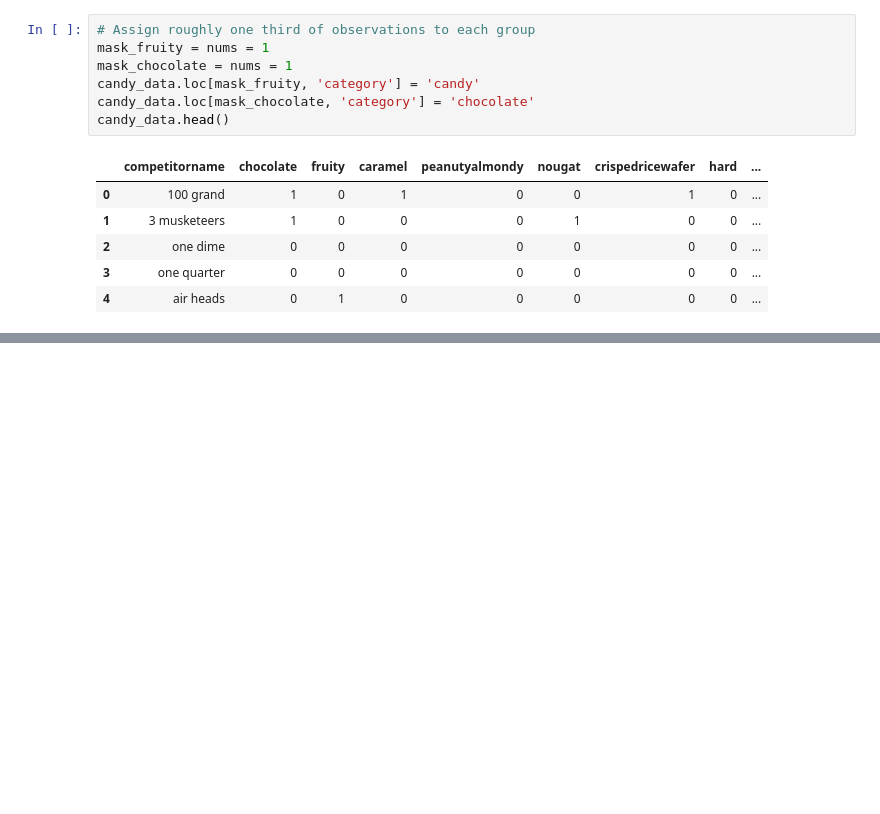
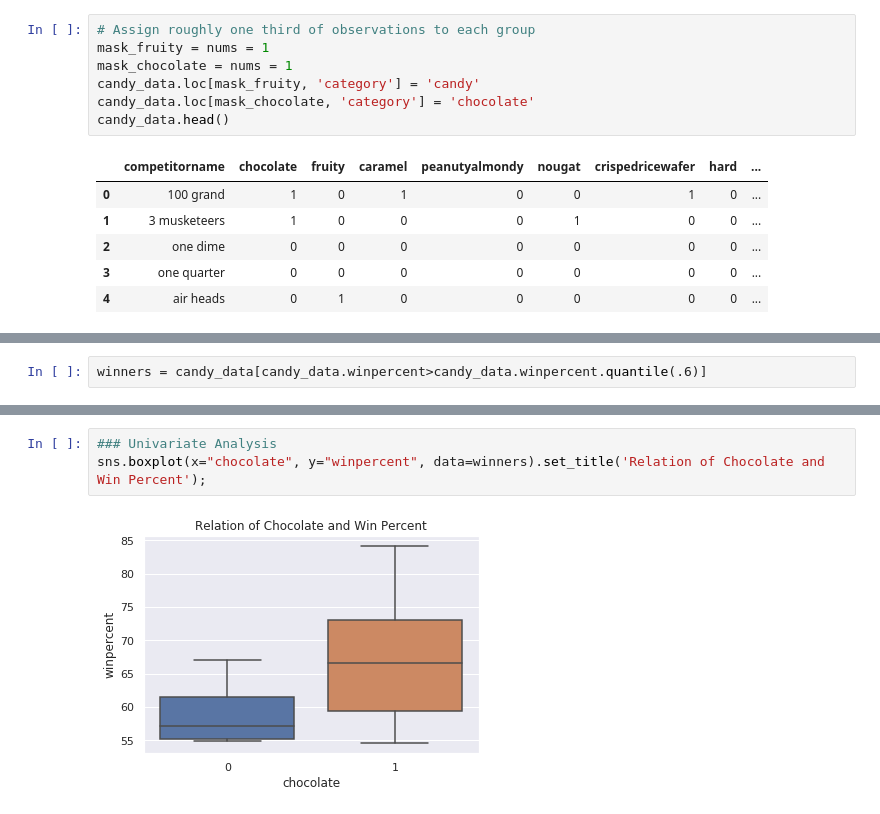
Before and after one commit to URP-DataScience/URP_ML1, a Jupyter notebook: ML Foundation Project.ipynb, the cells around one changed output, grey strips where cells are left out. Drawn from its saved outputs; the diff is of its cells as text; blank space fills up the shorter version.

```diff
--- a/ML Foundation Project.ipynb
+++ b/ML Foundation Project.ipynb
@@ -796,0 +887,2 @@ candy_data.head()
+# %%
+winners = candy_data[candy_data.winpercent>candy_data.winpercent.quantile(.6)]
@@ -796,0 +898,5 @@ candy_data.head()
+# %%
+### Univariate Analysis
+sns.boxplot(x="chocolate", y="winpercent", data=winners).set_title('Relation of Chocolate and Win Percent');
+# %% [output]
+[figure, added]
```
Also changed, not shown: parts of 28 cells of this notebook.
